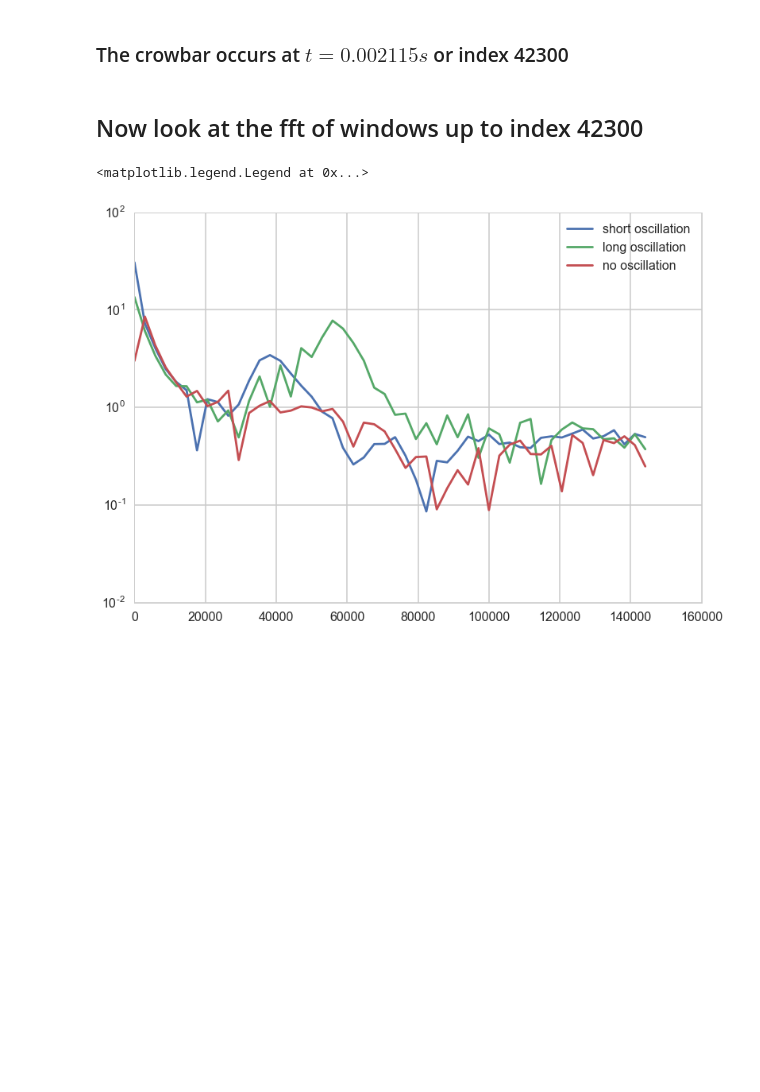
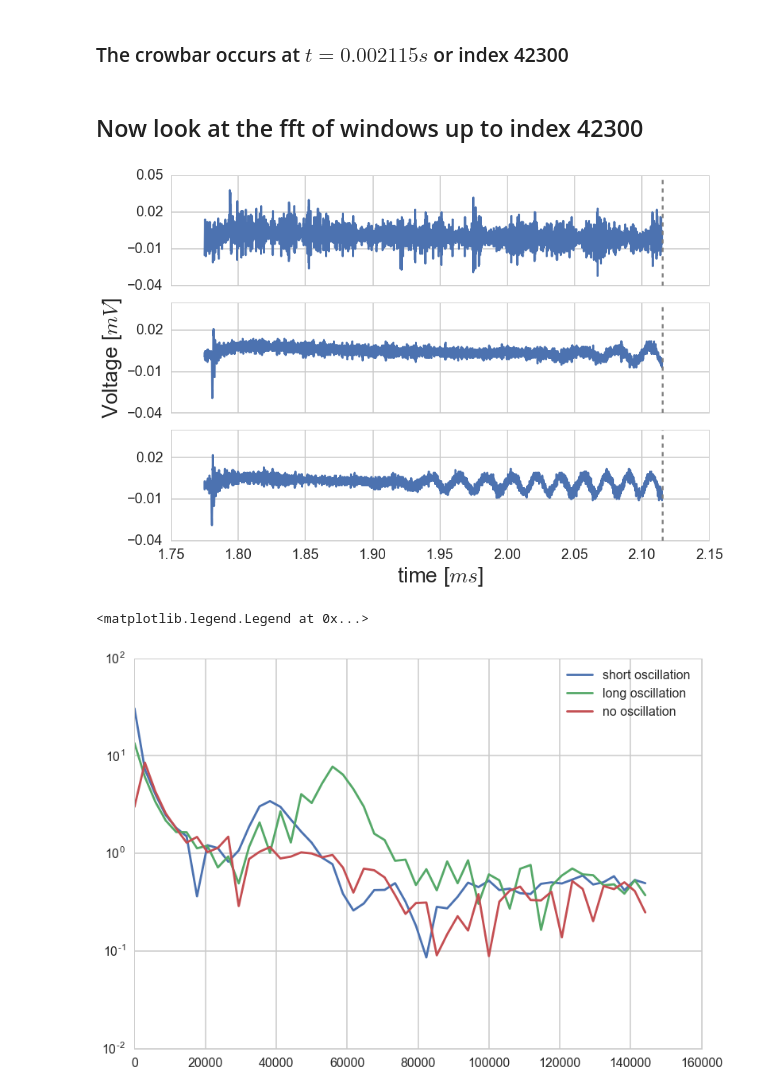
Before and after one commit to jensv/relative_canonical_helicity, a Jupyter notebook: develop_shot_quality_measures.ipynb, the cells around one changed output. Saved outputs shown, nothing was run; the diff lists cells and outputs as text; code cells hidden in the pictures; blank space fills up the shorter version.

```diff
--- a/develop_shot_quality_measures.ipynb
+++ b/develop_shot_quality_measures.ipynb
@@ -509,6 +509,26 @@ fiducial_time = np.asarray(fiducial_data.getDimensions()[0])*1e-3
 window_short_oscillation = fiducial_short_oscillation[35500:42300]
 window_long_oscillation = fiducial_long_oscillation[35500:42300]
 window_no_oscillation = fiducial_no_oscillation[35500:42300]
+# %%
+fig, axes = plt.subplots(3, 1, sharex=True, sharey=True)
+axes[0].plot(fiducial_time[35500:42300]*1e3, fiducial_no_oscillation[35500:42300])
+axes[1].plot(fiducial_time[35500:42300]*1e3, fiducial_short_oscillation[35500:42300])
+axes[2].plot(fiducial_time[35500:42300]*1e3, fiducial_long_oscillation[35500:42300])
+axes[0].axvline(0.002115*1e3, color='grey', linestyle='--')
+axes[1].axvline(0.002115*1e3, color='grey', linestyle='--')
+axes[2].axvline(0.002115*1e3, color='grey', linestyle='--')
+axes[2].set_xlabel(r'time [$ms$]', fontsize=30)
+#axes[0].set_ylabel(r'Voltage [$mV$]', fontsize=30)
+axes[1].set_ylabel(r'Voltage [$mV$]', fontsize=30)
+#axes[2].set_ylabel(r'Voltage [$mV$]', fontsize=30)
+axes[0].set_yticks(axes[0].get_yticks()[::3])
+axes[0].tick_params(axis='both', which='major', labelsize=20)
+axes[1].tick_params(axis='both', which='major', labelsize=20)
+axes[2].tick_params(axis='both', which='major', labelsize=20)
+plt.tight_layout(h_pad=0.1)
+plt.show()
+# %% [output]
+[figure, added]
 # %%
 size = window_short_oscillation.size
 freqs = fft.fftshift(fft.fftfreq(size, d=fiducial_time[1]-fiducial_time[0]))
```
Also changed, not shown: parts of 1 cell of this notebook, 1 other file.
